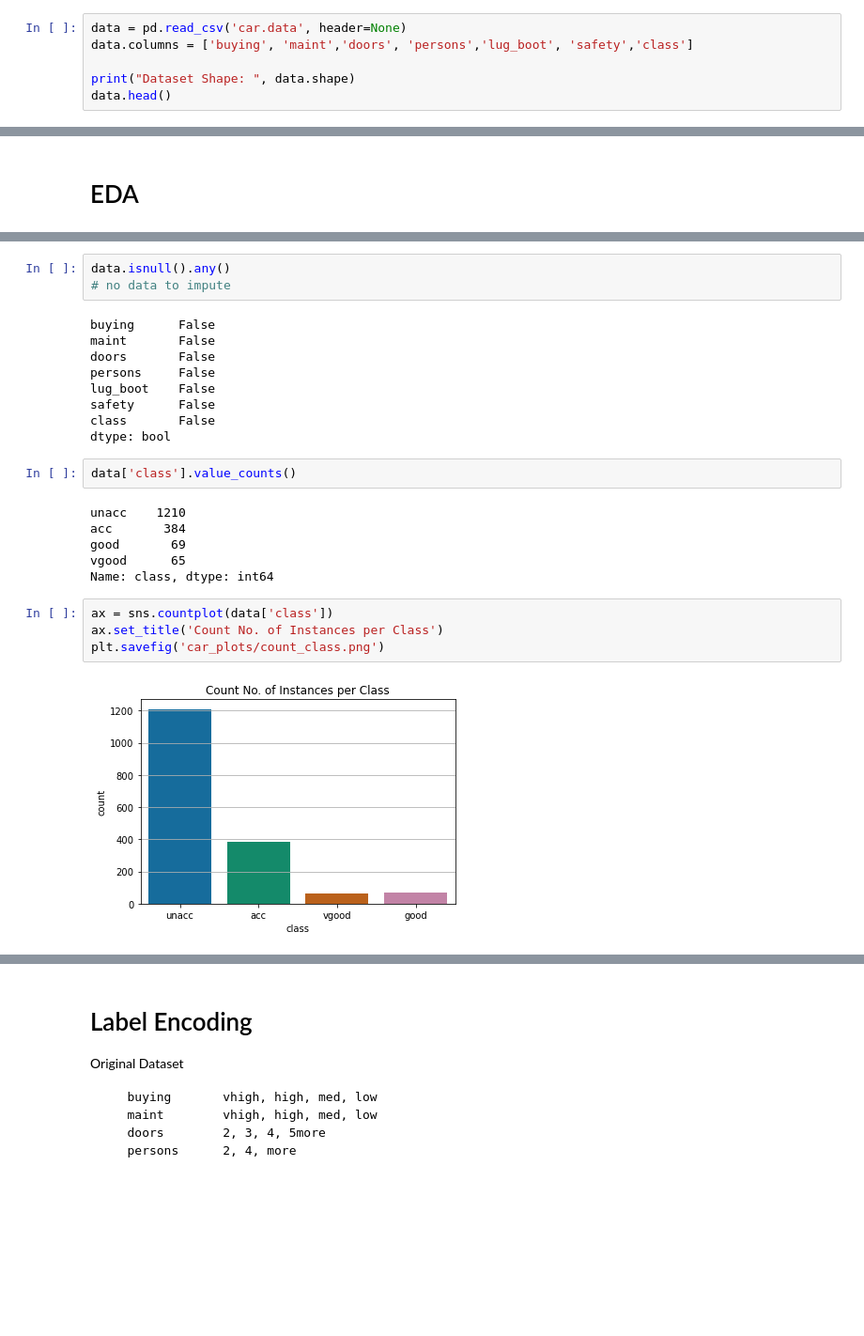
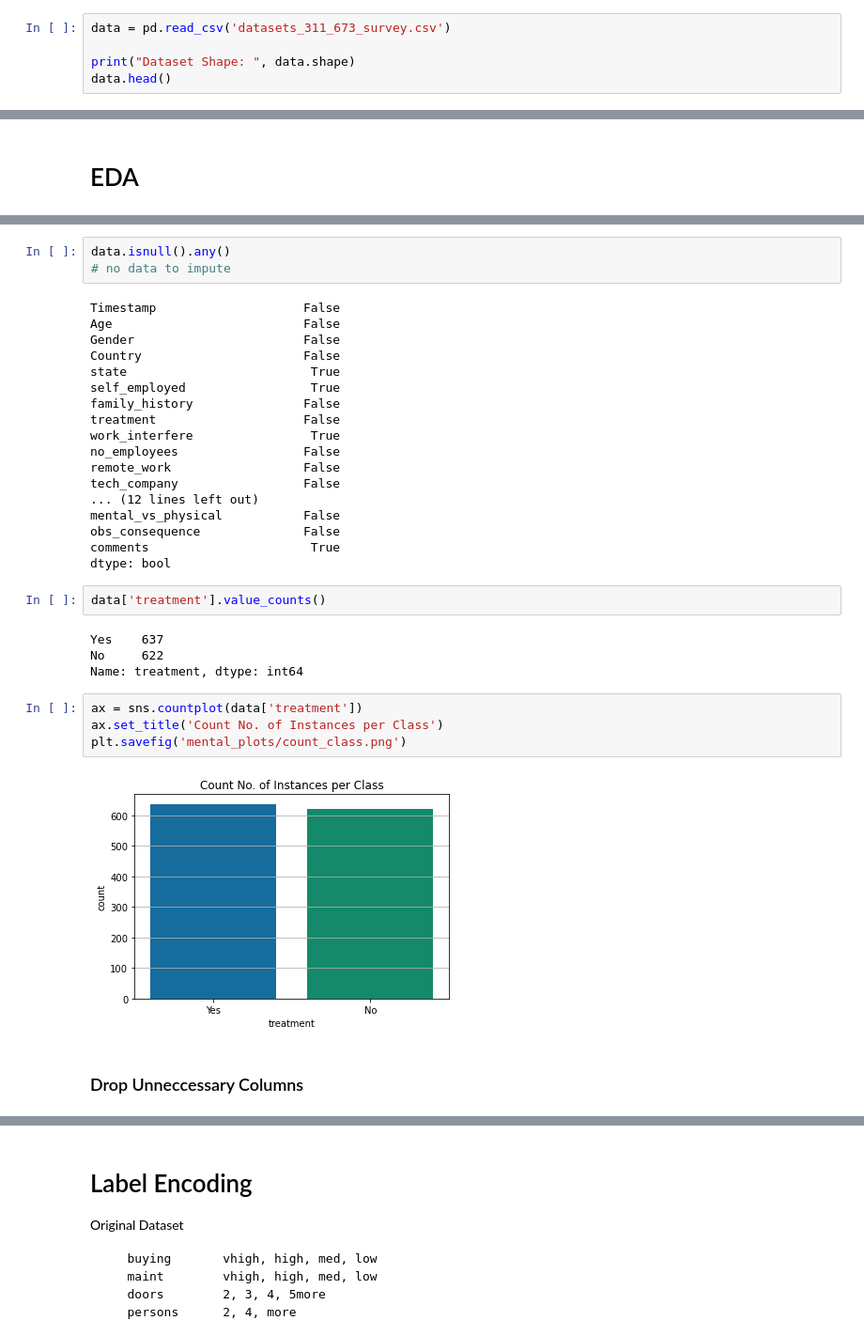
Before and after one commit to fonylew/machine-learning, a Jupyter notebook: supervised_learning/mental_health_survey.ipynb, the cells around one changed output, grey strips where cells are left out. Shown at 94% size. Cells and saved outputs as stored; diff of their text form; blank space fills up the shorter version.

```diff
--- a/supervised_learning/mental_health_survey.ipynb
+++ b/supervised_learning/mental_health_survey.ipynb
@@ -108,8 +95,7 @@ warnings.filterwarnings('ignore')
 plt.rcParams['axes.grid'] = True
 plt.style.use('seaborn-colorblind')
 # %%
-data = pd.read_csv('car.data', header=None)
-data.columns = ['buying', 'maint','doors', 'persons','lug_boot', 'safety','class']
+data = pd.read_csv('datasets_311_673_survey.csv')
 
 print("Dataset Shape: ", data.shape)
 data.head()
@@ -158,25 +152,34 @@ data.describe()
 data.isnull().any()
 # no data to impute
 # %% [output]
-buying      False
-maint       False
-doors       False
-persons     False
-lug_boot    False
-safety      False
-class       False
+Timestamp                    False
+Age                          False
+Gender                       False
+Country                      False
+state                         True
+self_employed                 True
+family_history               False
+treatment                    False
+work_interfere                True
+no_employees                 False
+remote_work                  False
+tech_company                 False
+... (12 lines left out)
+mental_vs_physical           False
+obs_consequence              False
+comments                      True
 dtype: bool
 # %%
-data['class'].value_counts()
+data['treatment'].value_counts()
 # %% [output]
-unacc    1210
-acc       384
-good       69
-vgood      65
-Name: class, dtype: int64
+Yes    637
+No     622
+Name: treatment, dtype: int64
 # %%
-ax = sns.countplot(data['class'])
+ax = sns.countplot(data['treatment'])
 ax.set_title('Count No. of Instances per Class')
-plt.savefig('car_plots/count_class.png')
+plt.savefig('mental_plots/count_class.png')
 # %% [output]
-[figure, old version]
+[figure, new version]
+# %% [markdown]
+### Drop Unneccessary Columns
```
Also changed, not shown: parts of 32 cells of this notebook, 34 other files.
